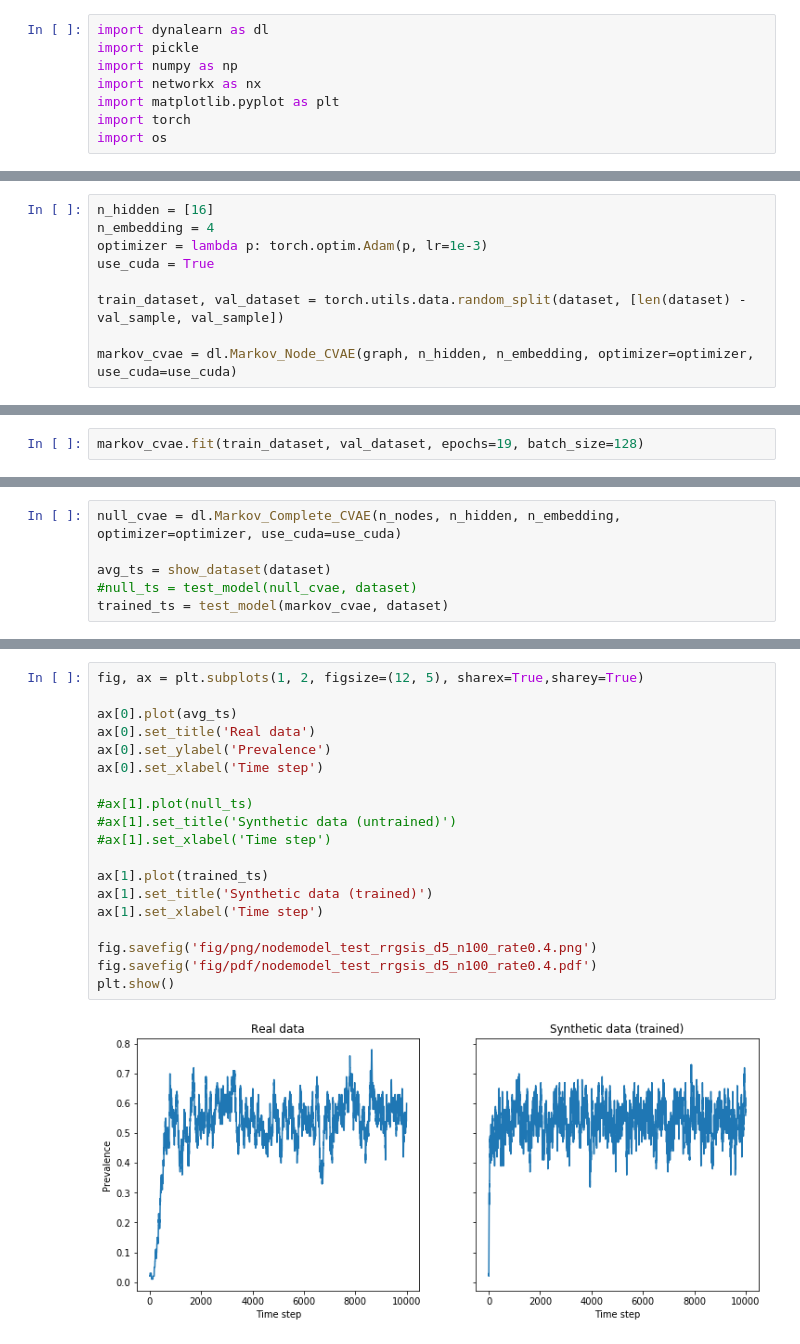
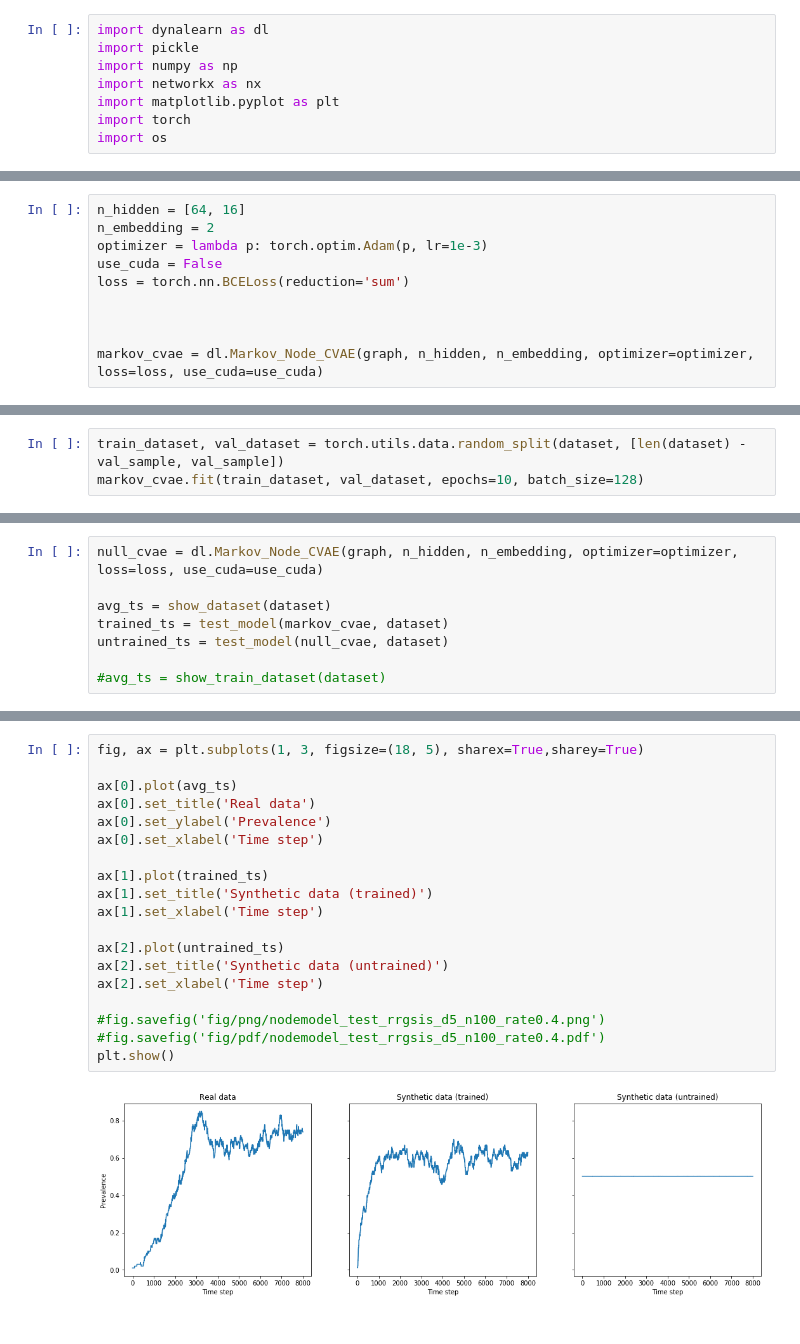
Before and after one commit to charlesmurphy1/dynalearn, a Jupyter notebook: notebooks/cvae_SIS_nodemethod.ipynb, the cells around one changed output, grey strips where cells are left out. Drawn from its saved outputs; the diff is of its cells as text.

Commit message:
Testing, implementing and debugging markov node model for SIS dynamics

```diff
--- a/notebooks/cvae_SIS_nodemethod.ipynb
+++ b/notebooks/cvae_SIS_nodemethod.ipynb
@@ -64,9 +67,10 @@ dataset = dl.Markov_structured_Dataset(fprefix + 'states.b', fprefix + 'edgelist
 # %%
-n_hidden = [16]
-n_embedding = 4
+n_hidden = [64, 16]
+n_embedding = 2
 optimizer = lambda p: torch.optim.Adam(p, lr=1e-3)
-use_cuda = True
+use_cuda = False
+loss = torch.nn.BCELoss(reduction='sum')
 
-train_dataset, val_dataset = torch.utils.data.random_split(dataset, [len(dataset) - val_sample, val_sample])
 
-markov_cvae = dl.Markov_Node_CVAE(graph, n_hidden, n_embedding, optimizer=optimizer, use_cuda=use_cuda)
+
+markov_cvae = dl.Markov_Node_CVAE(graph, n_hidden, n_embedding, optimizer=optimizer, loss=loss, use_cuda=use_cuda)
@@ -93,2 +76,0 @@ Markov_Node_CVAE(
-# %%
-markov_cvae.fit(train_dataset, val_dataset, epochs=19, batch_size=128)
@@ -144,0 +81,3 @@ def show_dataset(dataset):
+# %%
+train_dataset, val_dataset = torch.utils.data.random_split(dataset, [len(dataset) - val_sample, val_sample])
+markov_cvae.fit(train_dataset, val_dataset, epochs=10, batch_size=128)
@@ -145,6 +130,8 @@ def show_dataset(dataset):
 # %%
-null_cvae = dl.Markov_Complete_CVAE(n_nodes, n_hidden, n_embedding, optimizer=optimizer, use_cuda=use_cuda)
+null_cvae = dl.Markov_Node_CVAE(graph, n_hidden, n_embedding, optimizer=optimizer, loss=loss, use_cuda=use_cuda)
 
 avg_ts = show_dataset(dataset)
-#null_ts = test_model(null_cvae, dataset)
 trained_ts = test_model(markov_cvae, dataset)
+untrained_ts = test_model(null_cvae, dataset)
+
+#avg_ts = show_train_dataset(dataset)
@@ -170,21 +138,21 @@ trained_ts = test_model(markov_cvae, dataset)
 # %%
-fig, ax = plt.subplots(1, 2, figsize=(12, 5), sharex=True,sharey=True)
+fig, ax = plt.subplots(1, 3, figsize=(18, 5), sharex=True,sharey=True)
 
 ax[0].plot(avg_ts)
 ax[0].set_title('Real data')
 ax[0].set_ylabel('Prevalence')
 ax[0].set_xlabel('Time step')
 
-#ax[1].plot(null_ts)
-#ax[1].set_title('Synthetic data (untrained)')
-#ax[1].set_xlabel('Time step')
-
 ax[1].plot(trained_ts)
 ax[1].set_title('Synthetic data (trained)')
 ax[1].set_xlabel('Time step')
 
-fig.savefig('fig/png/nodemodel_test_rrgsis_d5_n100_rate0.4.png')
-fig.savefig('fig/pdf/nodemodel_test_rrgsis_d5_n100_rate0.4.pdf')
+ax[2].plot(untrained_ts)
+ax[2].set_title('Synthetic data (untrained)')
+ax[2].set_xlabel('Time step')
+
+#fig.savefig('fig/png/nodemodel_test_rrgsis_d5_n100_rate0.4.png')
+#fig.savefig('fig/pdf/nodemodel_test_rrgsis_d5_n100_rate0.4.pdf')
 plt.show()
 # %% [output]
-[figure, old version]
+[figure, new version]
```
Also changed, not shown: parts of 16 cells of this notebook, 5 other files.
